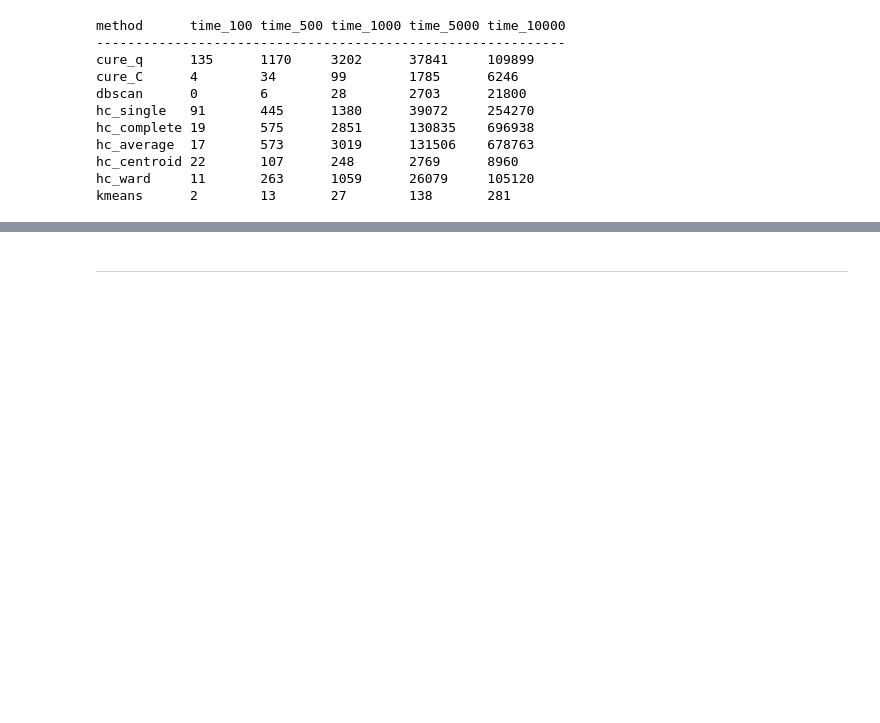
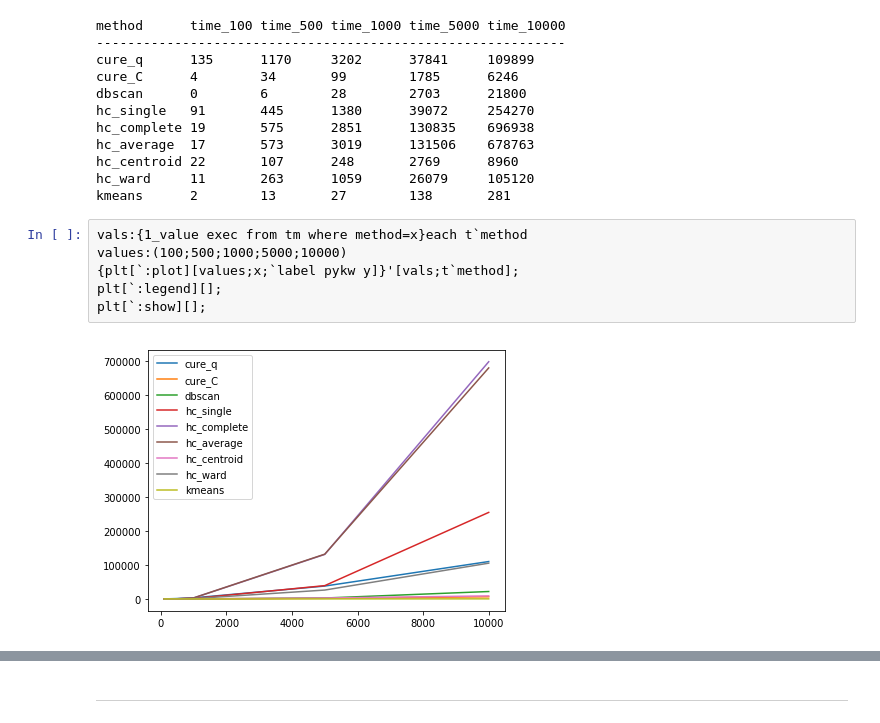
Before and after one commit to KxSystems/ml, a Jupyter notebook: clust/notebooks/performance.ipynb, the cells around one changed output, grey strips where cells are left out. Saved outputs shown, nothing was run; the diff lists cells and outputs as text; blank space fills up the shorter version.

Commit message:
performance graph

```diff
--- a/clust/notebooks/performance.ipynb
+++ b/clust/notebooks/performance.ipynb
@@ -75,3 +75,11 @@ hc_average  17       573      3019      131506    678763
 hc_centroid 22       107      248       2769      8960
 hc_ward     11       263      1059      26079     105120
 kmeans      2        13       27        138       281
+# %%
+vals:{1_value exec from tm where method=x}each t`method
+values:(100;500;1000;5000;10000)
+{plt[`:plot][values;x;`label pykw y]}'[vals;t`method];
+plt[`:legend][];
+plt[`:show][];
+# %% [output]
+[figure, added]
```
Also changed, not shown: parts of 1 cell of this notebook.
